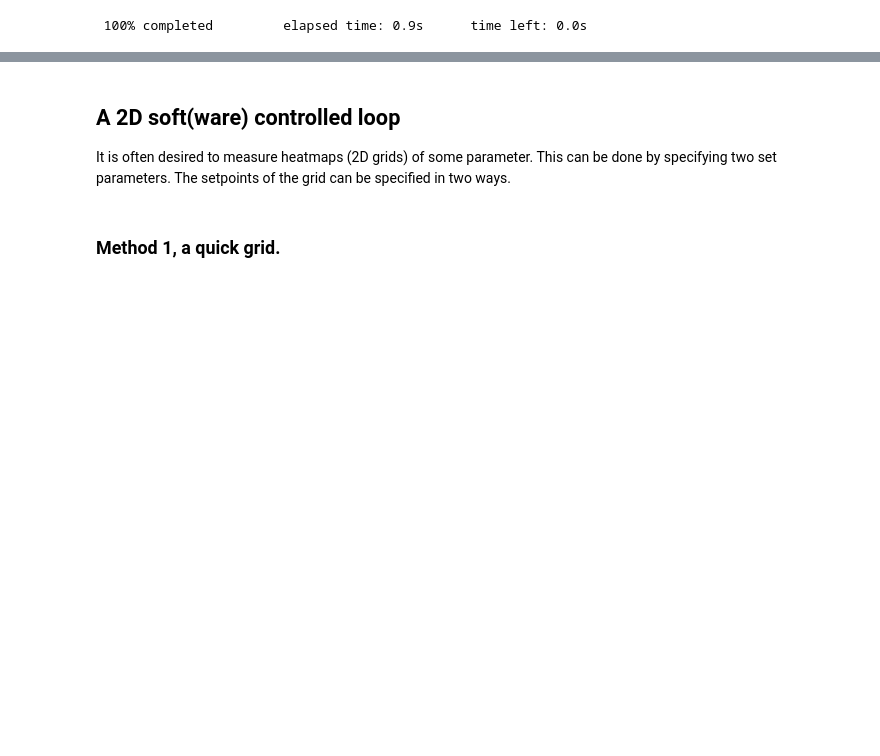
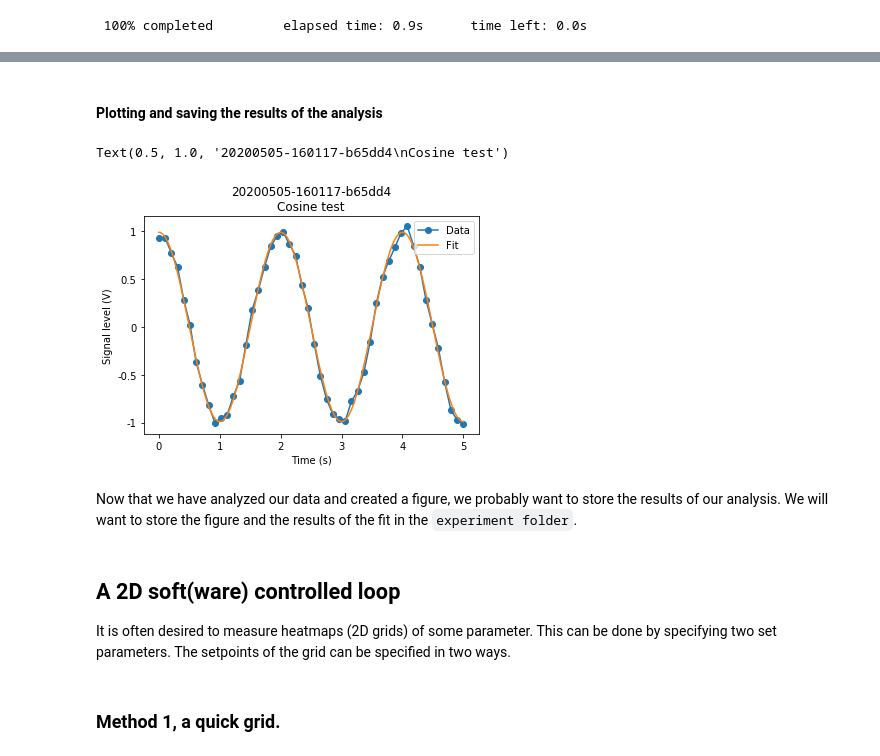
Before and after one commit to quantify-os/quantify-core, a Jupyter notebook: docs/example_notebooks/T1_MeasurementControl.ipynb, the cells around one changed output, grey strips where cells are left out. Drawn from its saved outputs; the diff is of its cells as text; code cells hidden in the pictures; blank space fills up the shorter version.

```diff
--- a/docs/example_notebooks/T1_MeasurementControl.ipynb
+++ b/docs/example_notebooks/T1_MeasurementControl.ipynb
@@ -78,0 +192,2 @@ dset = MC.run('Cosine test')
+# %% [markdown]
+#### Plotting and saving the results of the analysis
@@ -78,0 +197,18 @@ dset = MC.run('Cosine test')
+# %%
+f, ax =plt.subplots()
+
+ax.plot(dset['x0'], dset['y0'], marker='o', label='Data')
+x_fit = np.linspace(dset['x0'][0], dset['x0'][-1], 1000)
+y_fit = cos_func(t=x_fit, **fit_res.best_values)
+ax.plot(x_fit, y_fit, label='Fit')
+ax.legend()
+
+set_xlabel(ax, dset['x0'].attrs['long_name'], dset['x0'].attrs['unit'])
+set_ylabel(ax, dset['y0'].attrs['long_name'], dset['y0'].attrs['unit'])
+ax.set_title('{}\n{}'.format(tuid, 'Cosine test'))
+# %% [output]
+Text(0.5, 1.0, '20200505-160117-b65dd4\nCosine test')
+[figure, added]
+# %% [markdown]
+Now that we have analyzed our data and created a figure, we probably want to store the results of our analysis.
+We will want to store the figure and the results of the fit in the `experiment folder`.
```
Also changed, not shown: parts of 27 cells of this notebook, 5 other files.
